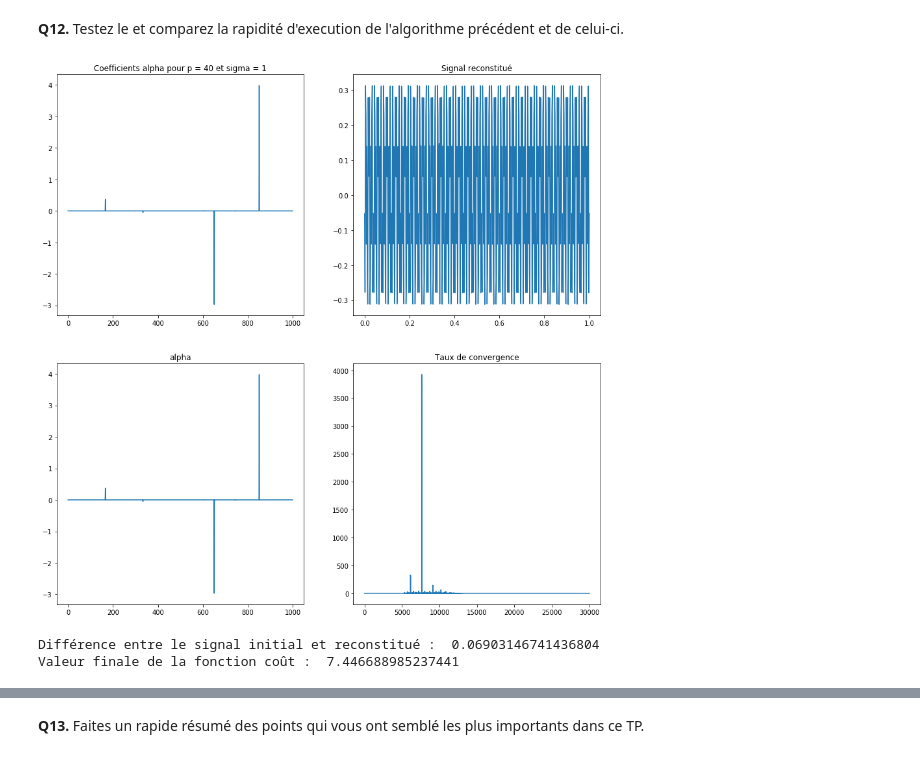
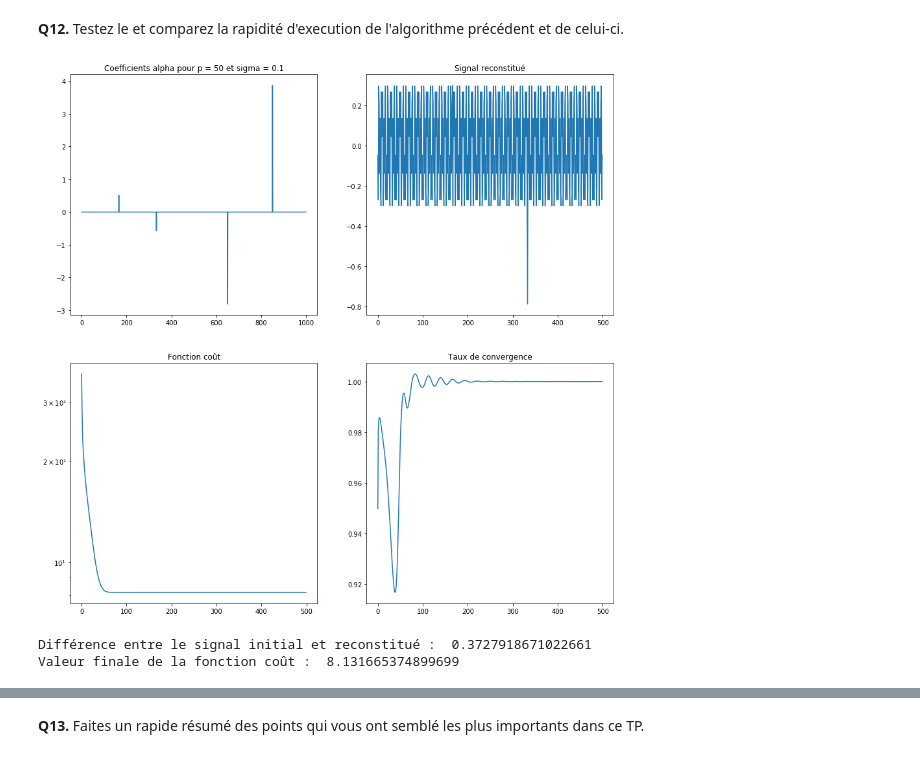
Before and after one commit to PaulCharnay/Opti_4A_S2, a Jupyter notebook: TP2_CompressiveSensing.ipynb, the cells around one changed output, grey strips where cells are left out. Cells and saved outputs as stored; diff of their text form; code cells hidden in the pictures.

```diff
--- a/TP2_CompressiveSensing.ipynb
+++ b/TP2_CompressiveSensing.ipynb
@@ -264,8 +238,8 @@ def Init(n, p, plot=False):
     tmp[150] = -3
     x += fft.idct(tmp, norm='ortho')
     #On ajoute deux diracs
-    x[int(n/3)] = 0.2    #Tester 0.5
-    x[int(2*n/3)] = -0.3 #Tester -1
+    x[int(n/3)] = 0.5    #Tester 0.5
+    x[int(2*n/3)] = -1 #Tester -1
 
     if plot:
         plt.plot(t, x, 'b')
@@ -274,3 +248,5 @@ def Init(n, p, plot=False):
     A = np.random.randn(p, n) #La matrice de mesure
     y = A.dot(x)        #Les mesures
     return A, y, x, n
+
+A, y, x, n = Init(500, 80, True)
@@ -448 +420,11 @@ On observe approximativement que le nombre d'itérations nécessaires pour conve
 Le taux de convergence est la suite des itérés $\mu_k = \frac{\|x_{k+1} - x^*\|}{\|x_k - x^*\|}$, où $x^*$ désigne la limite vers laquelle converge la suite $x_k$.
+# %%
+A, y, x, n = Init(500, 50)
+alpha, xtilde, CF, cv_rate = RestoreX(A, y, 0.3, 15000, x)
+fig, ax = plt.subplots(nrows=1, ncols=2, figsize=(10,5))
+ax[0].plot(CF)
+ax[0].semilogy()
+ax[0].set_title("Fonction cout")
+ax[1].plot(cv_rate)
+ax[1].set_title("Taux de convergence")
+plt.show()
@@ -499,7 +485,7 @@ Algorithme
 
 **Q11.** En vous aidant de ce que vous avez codé dans la partie précédente, implémentez cet algorithme.
 # %%
-def Nesterov(A, y, sigma, nit):
+def Nesterov(A, y, sigma, nit, xopt):
     B = 0
     g = np.zeros(np.shape(A)[1] * 2)
     alpha0 = np.zeros(np.shape(A)[1] * 2)
@@ -507,51 +493,51 @@ def Nesterov(A, y, sigma, nit):
     t = 2 / L
     CF = []
     alpha = np.zeros(np.shape(A)[1] * 2)
-    alpha_k = np.zeros((nit, len(alpha)))
-    cv_rate = np.zeros(nit-2)
+    cv_rate = np.zeros(nit)
     for k in range(nit):
         a = 1 / 2 * (t + np.sqrt(t ** 2 + 4 * t * B))
-        v = prox(alpha - g, B)
+        v = prox(alpha0 - g, B)
         w = (B * alpha + a * v) / (B + a)
         grad_J_w =  sigma * PsiT(A.T.dot(A.dot(Psi(w)) - y))
+        xold = Psi(alpha)
         alpha = prox(w - grad_J_w / L, 1 / L)
         grad_J_alpha =  sigma * PsiT(A.T.dot(A.dot(Psi(alpha)) - y))
         g += a * grad_J_alpha
         B += a
         CF.append(npl.norm(alpha, 1) + sigma / 2 * (npl.norm(np.dot(A, Psi(alpha)) - y)) ** 2)
-        alpha_k[k, :] = np.copy(alpha)
+        cv_rate[k] = npl.norm(Psi(alpha) - xopt)/npl.norm(xold - xopt)
     x = Psi(alpha)
-    for j in range(len(cv_rate) - 1):
-        cv_rate[j] = npl.norm(alpha_k[j+1, :] - alpha, 2) / npl.norm(alpha_k[j, :] - alpha, 2)
+
     return alpha, x, CF, cv_rate
 # %% [markdown]
 **Q12.** Testez le et comparez la rapidité d'execution de l'algorithme précédent et de celui-ci.
 # %%
-sigma = 1
-p = 40
+sigma = 0.1
+p = 50
 A, y, x, n = Init(500, p)
-nit = 30000
+nit = 500
 
-alpha, xtilde, CF, cv_rate = Nesterov(A, y, sigma, nit)
+alpha, xtilde, CF, cv_rate = Nesterov(A, y, sigma, nit, x)
 fig, ax = plt.subplots(2, 2, figsize=(15, 15))
 ax[0,0].plot(alpha)
 ax[0,0].set_title("Coefficients alpha pour p = " + str(p) + " et sigma = " + str(sigma))
 
-ax[0,1].plot(np.linspace(0, 1, 500), xtilde)
+ax[0,1].plot(xtilde)
 ax[0,1].set_title("Signal reconstitué")
 
-ax[1,0].plot(alpha)
-ax[1,0].set_title("alpha")
+ax[1,0].plot(CF)
+ax[1,0].semilogy()
+ax[1,0].set_title("Fonction coût")
 
 ax[1,1].plot(cv_rate)
 ax[1,1].set_title("Taux de convergence")
 
 plt.show()
 dif = npl.norm(x - xtilde)
 print("Différence entre le signal initial et reconstitué : ", dif)
 print("Valeur finale de la fonction coût : ", CF[-1])
 # %% [output]
-[figure, old version]
+[figure, new version]
-Différence entre le signal initial et reconstitué :  0.06903146741436804
-Valeur finale de la fonction coût :  7.446688985237441
+Différence entre le signal initial et reconstitué :  0.3727918671022661
+Valeur finale de la fonction coût :  8.131665374899699
 # %% [markdown]
```
Also changed, not shown: parts of 16 cells of this notebook.
